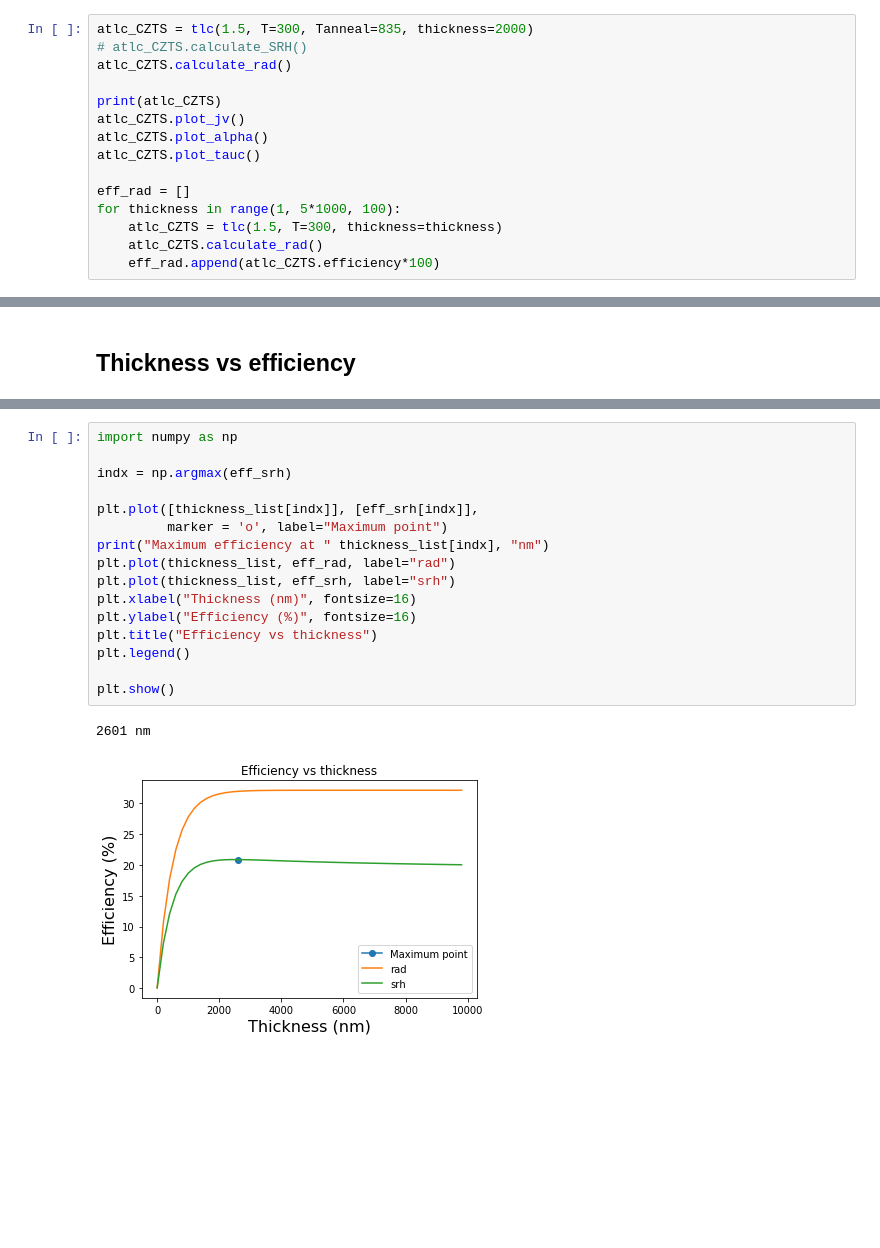
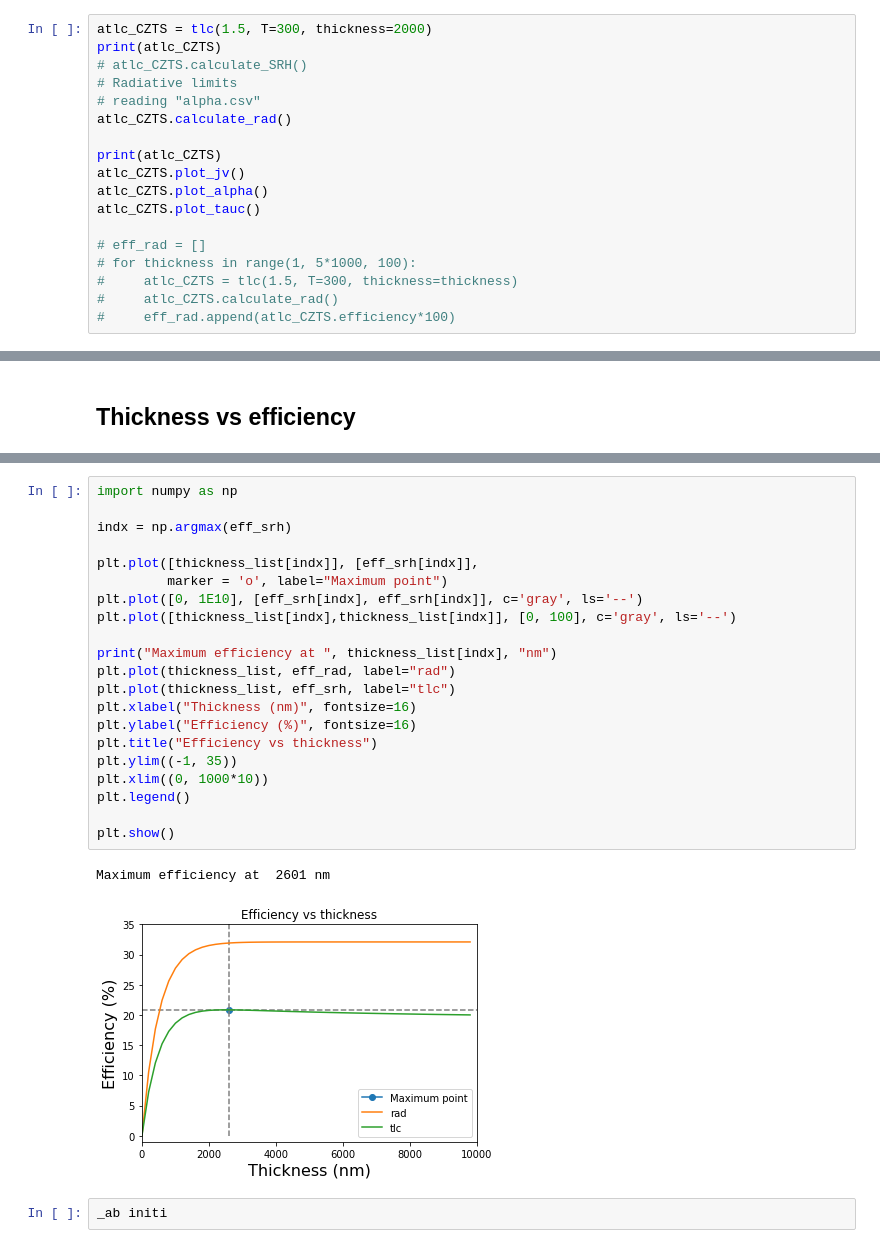
Before and after one commit to frssp/atlc, a Jupyter notebook: aTLC.ipynb, the cells around one changed output, grey strips where cells are left out. Saved outputs shown, nothing was run; the diff lists cells and outputs as text; blank space fills up the shorter version.

```diff
--- a/aTLC.ipynb
+++ b/aTLC.ipynb
@@ -3,8 +3,11 @@
 # %%
 from atlc import *
 # %%
-atlc_CZTS = tlc(1.5, T=300, Tanneal=835, thickness=2000)
+atlc_CZTS = tlc(1.5, T=300, thickness=2000)
+print(atlc_CZTS)
 # atlc_CZTS.calculate_SRH()
+# Radiative limits
+# reading "alpha.csv"
 atlc_CZTS.calculate_rad()
 
 print(atlc_CZTS)
@@ -12,9 +15,9 @@ atlc_CZTS.plot_jv()
 atlc_CZTS.plot_alpha()
 atlc_CZTS.plot_tauc()
 
-eff_rad = []
-for thickness in range(1, 5*1000, 100):
-    atlc_CZTS = tlc(1.5, T=300, thickness=thickness)
-    atlc_CZTS.calculate_rad()
-    eff_rad.append(atlc_CZTS.efficiency*100)
+# eff_rad = []
+# for thickness in range(1, 5*1000, 100):
+#     atlc_CZTS = tlc(1.5, T=300, thickness=thickness)
+#     atlc_CZTS.calculate_rad()
+#     eff_rad.append(atlc_CZTS.efficiency*100)
 # %% [output]
@@ -81,19 +90,26 @@ plt.show()
 # %%
 import numpy as np
 
 indx = np.argmax(eff_srh)
 
 plt.plot([thickness_list[indx]], [eff_srh[indx]],
          marker = 'o', label="Maximum point")
-print("Maximum efficiency at " thickness_list[indx], "nm")
+plt.plot([0, 1E10], [eff_srh[indx], eff_srh[indx]], c='gray', ls='--')
+plt.plot([thickness_list[indx],thickness_list[indx]], [0, 100], c='gray', ls='--')
+
+print("Maximum efficiency at ", thickness_list[indx], "nm")
 plt.plot(thickness_list, eff_rad, label="rad")
-plt.plot(thickness_list, eff_srh, label="srh")
+plt.plot(thickness_list, eff_srh, label="tlc")
 plt.xlabel("Thickness (nm)", fontsize=16)
 plt.ylabel("Efficiency (%)", fontsize=16)
 plt.title("Efficiency vs thickness")
+plt.ylim((-1, 35))
+plt.xlim((0, 1000*10))
 plt.legend()
 
 plt.show()
 # %% [output]
-2601 nm
+Maximum efficiency at  2601 nm
-[figure, old version]
+[figure, new version]
+# %%
+_ab initi
```
Also changed, not shown: parts of 3 cells of this notebook.
